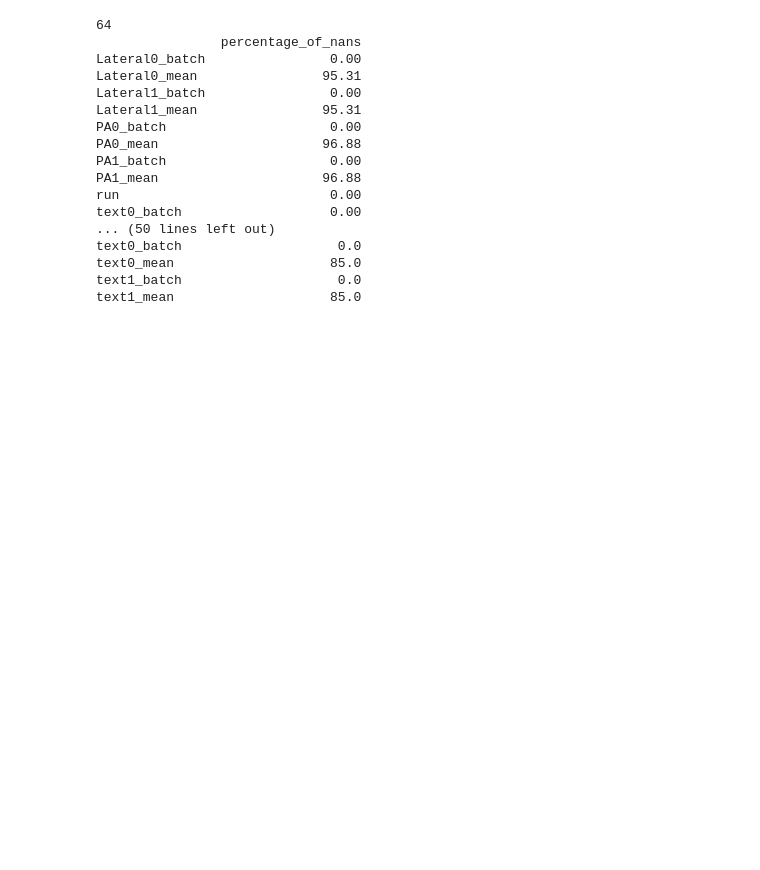
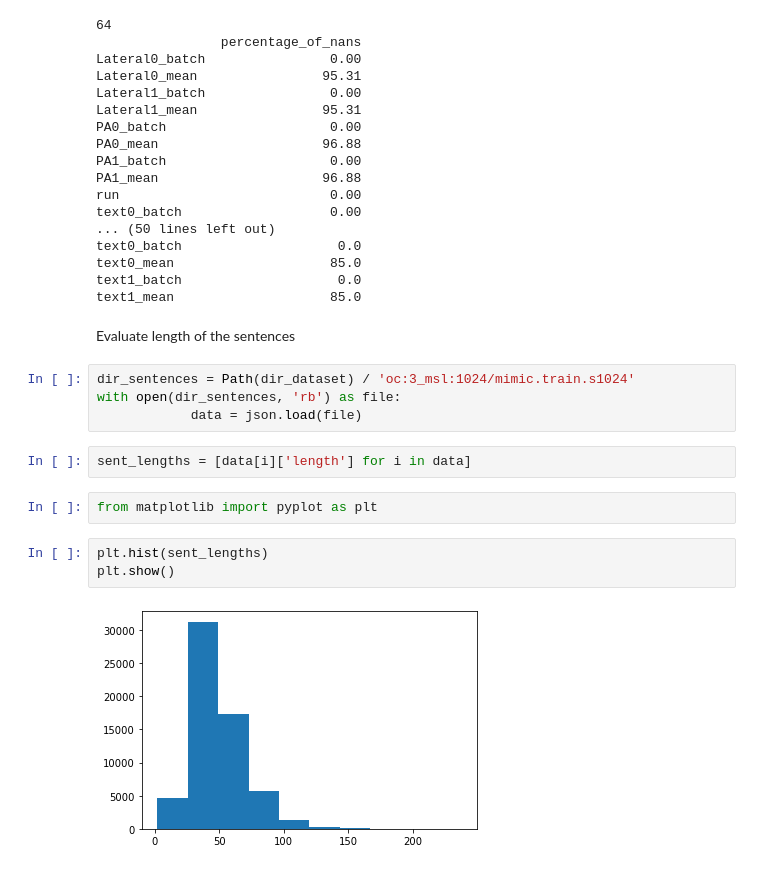
Before and after one commit to Jimmy2027/MoPoE-MIMIC, a Jupyter notebook: mimic/notebooks/data_vis.ipynb, the cells around one changed output. Drawn from its saved outputs; the diff is of its cells as text; blank space fills up the shorter version.

```diff
--- a/mimic/notebooks/data_vis.ipynb
+++ b/mimic/notebooks/data_vis.ipynb
@@ -143,3 +272,18 @@ text0_batch                    0.0
 text0_mean                    85.0
 text1_batch                    0.0
 text1_mean                    85.0
+# %% [markdown]
+Evaluate length of the sentences
+# %%
+dir_sentences = Path(dir_dataset) / 'oc:3_msl:1024/mimic.train.s1024'
+with open(dir_sentences, 'rb') as file:
+            data = json.load(file)
+# %%
+sent_lengths = [data[i]['length'] for i in data]
+# %%
+from matplotlib import pyplot as plt
+# %%
+plt.hist(sent_lengths)
+plt.show()
+# %% [output]
+[figure, added]
```
Also changed, not shown: parts of 23 cells of this notebook, 8 other files.
